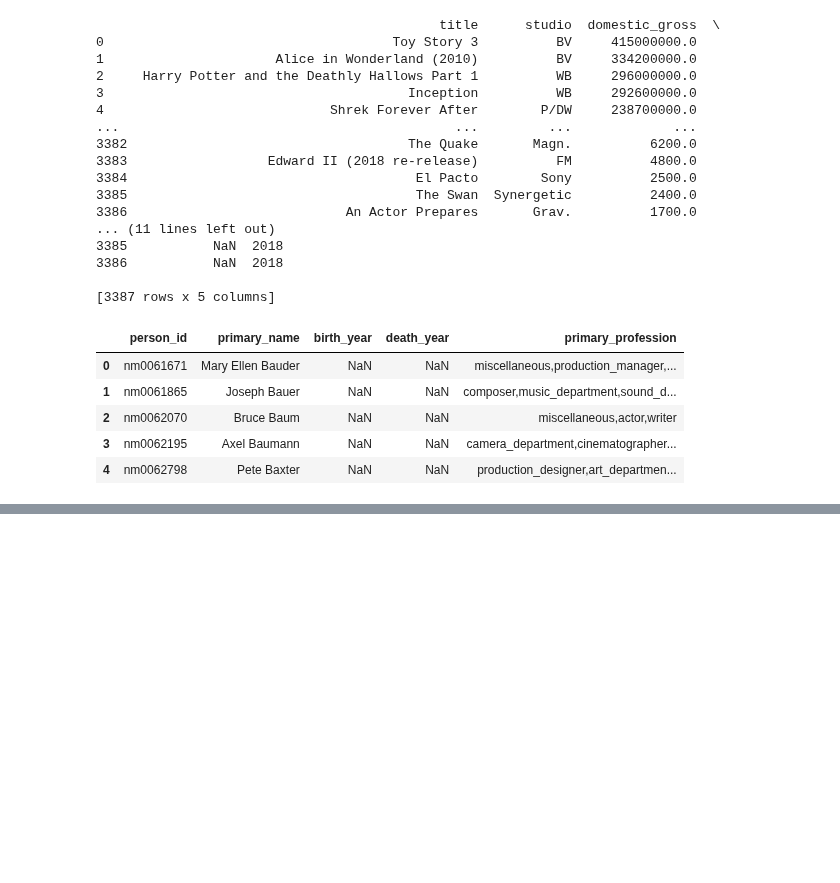
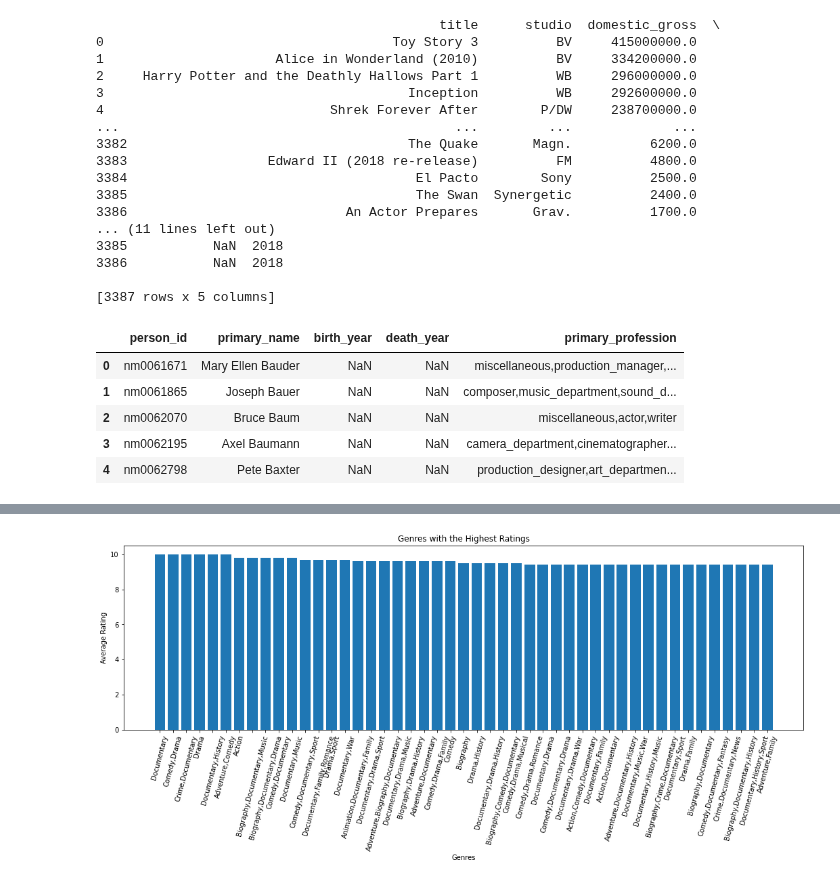
Before and after one commit to QuinnGrigsby/Capstone_Git-ing_it_done_MovieInformation, a Jupyter notebook: Data Understanding.ipynb, the cells around one changed output, grey strips where cells are left out. Saved outputs shown, nothing was run; the diff lists cells and outputs as text; code cells hidden in the pictures; blank space fills up the shorter version.

```diff
--- a/Data Understanding.ipynb
+++ b/Data Understanding.ipynb
@@ -49,0 +188,24 @@ FROM persons
+# %%
+q = """
+SELECT averagerating as avg_rating, genres
+FROM movie_ratings
+JOIN movie_basics
+    USING (movie_id)
+WHERE averagerating IS NOT NULL
+AND genres IS NOT NULL
+ORDER BY avg_rating desc
+limit 100
+;
+"""
+
+f, ax = plt.subplots(figsize=(18,5))
+plt.xticks(rotation=75)
+
+high_ratings = pd.read_sql(sql, conn)
+plt.bar(high_ratings.genres, high_ratings.avg_rating)
+plt.xlabel("Genres")
+plt.ylabel("Average Rating")
+plt.title("Genres with the Highest Ratings")
+plt.show()
+# %% [output]
+[figure, added]
```
Also changed, not shown: parts of 13 cells of this notebook.
